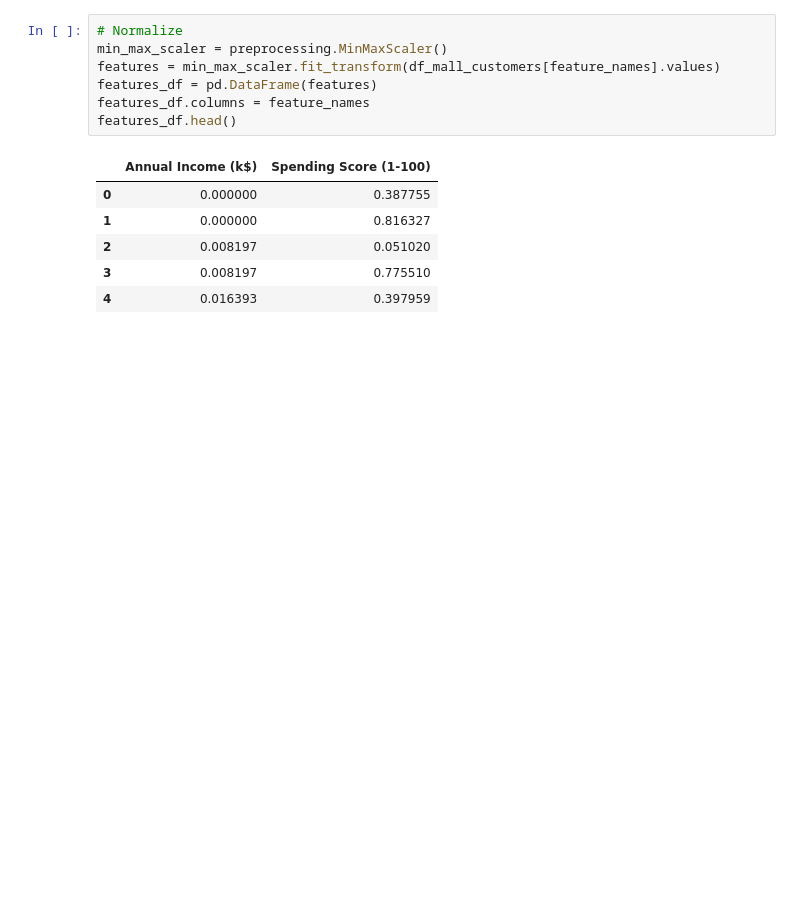
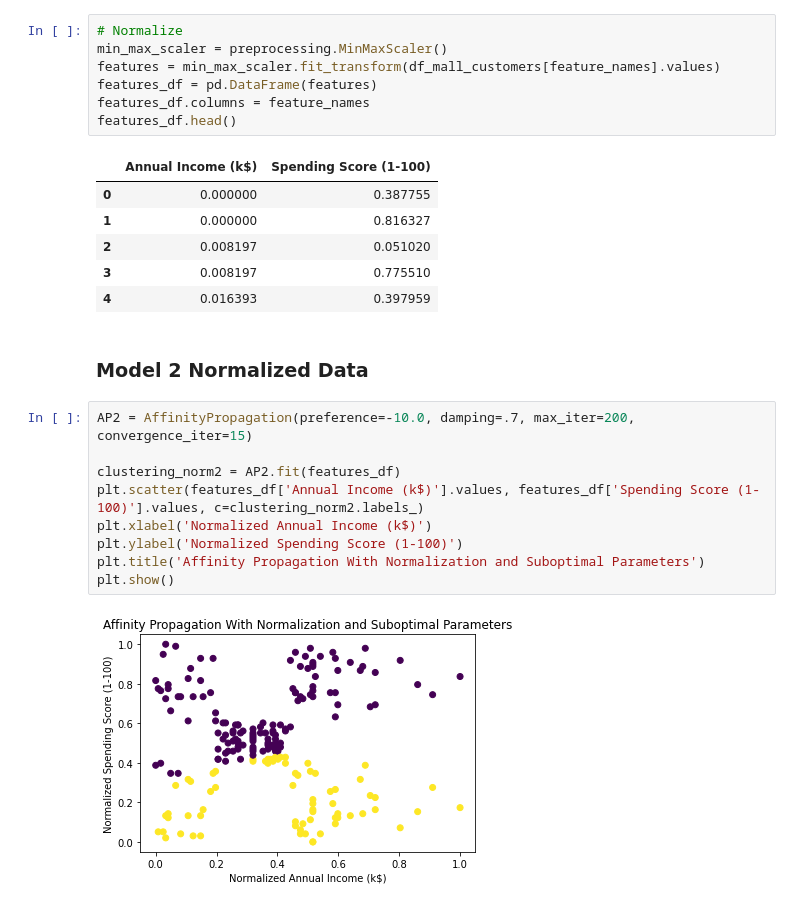
Before and after one commit to 9crusher/affinity_propagation, a Jupyter notebook: final_project_demo.ipynb, the cells around one changed output. Saved outputs shown, nothing was run; the diff lists cells and outputs as text; blank space fills up the shorter version.

```diff
--- a/final_project_demo.ipynb
+++ b/final_project_demo.ipynb
@@ -50,3 +64,16 @@ features_df.head()
 | 2 | 0.008197 | 0.051020 |
 | 3 | 0.008197 | 0.775510 |
 | 4 | 0.016393 | 0.397959 |
+# %% [markdown]
+### Model 2 Normalized Data
+# %%
+AP2 = AffinityPropagation(preference=-10.0, damping=.7, max_iter=200, convergence_iter=15)
+
+clustering_norm2 = AP2.fit(features_df)
+plt.scatter(features_df['Annual Income (k$)'].values, features_df['Spending Score (1-100)'].values, c=clustering_norm2.labels_)
+plt.xlabel('Normalized Annual Income (k$)')
+plt.ylabel('Normalized Spending Score (1-100)')
+plt.title('Affinity Propagation With Normalization and Suboptimal Parameters')
+plt.show()
+# %% [output]
+[figure, added]
```
Also changed, not shown: parts of 14 cells of this notebook, 2 other files.
